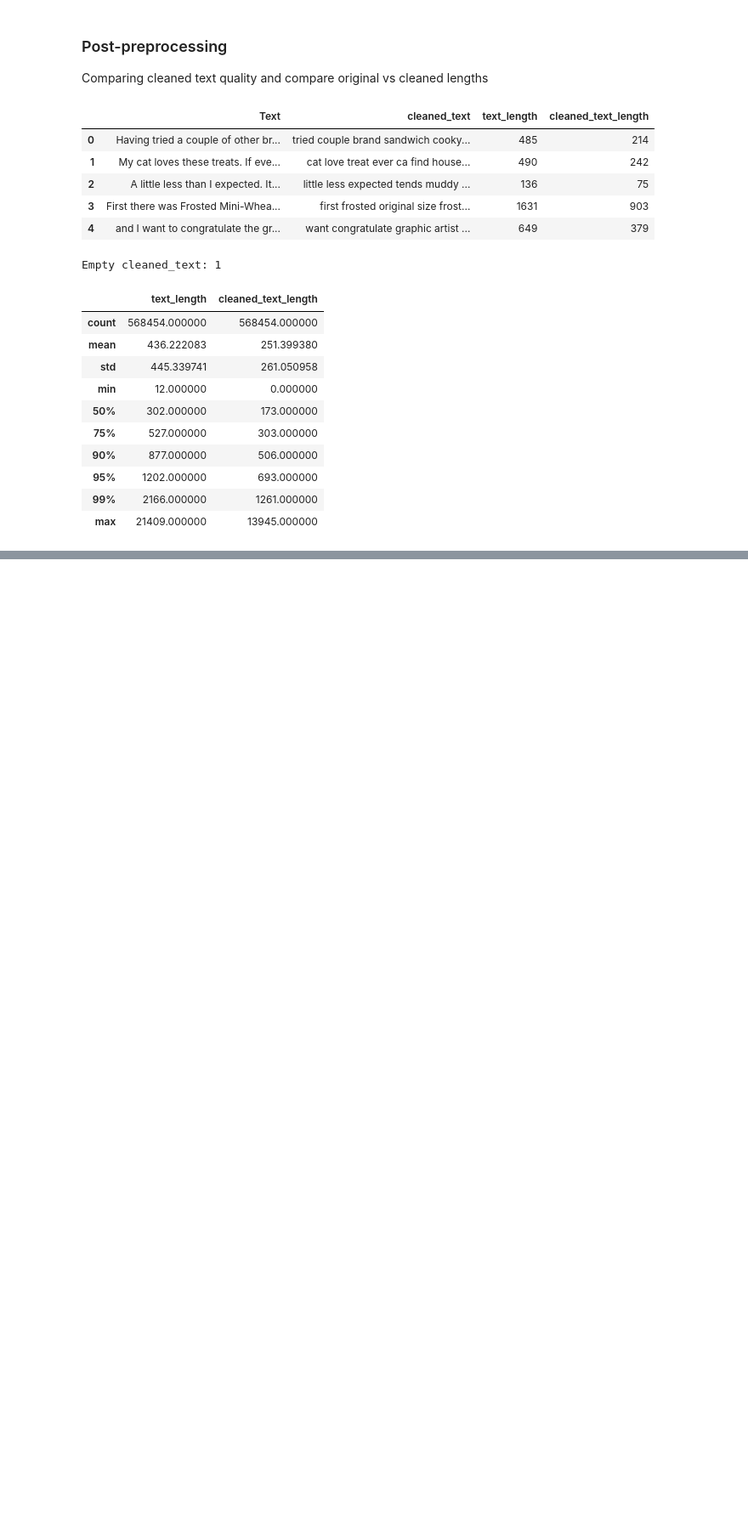
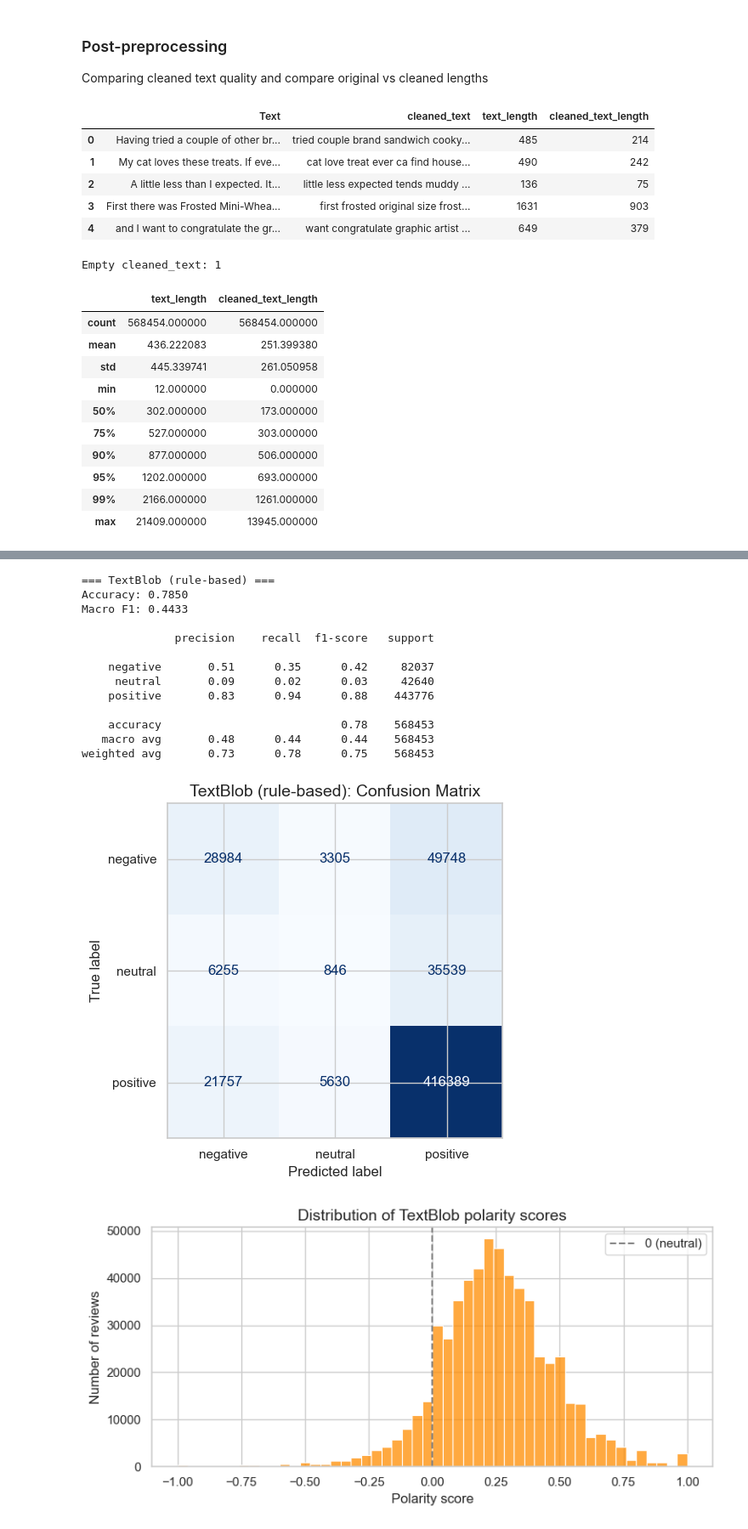
Before and after one commit to AdvayChandramouli/amazon-food-reviews, a Jupyter notebook: amazon_semantic_analysis.ipynb, the cells around one changed output, grey strips where cells are left out. Shown at 85% size. Cells and saved outputs as stored; diff of their text form; code cells hidden in the pictures; blank space fills up the shorter version.

```diff
--- a/amazon_semantic_analysis.ipynb
+++ b/amazon_semantic_analysis.ipynb
@@ -404,0 +630,43 @@ Empty cleaned_text: 1
+# %%
+def score_textblob(text: str) -> float:
+    return TextBlob(text).sentiment.polarity
+
+
+model_df["textblob_polarity"] = model_df[TEXT_COL].map(score_textblob)
+model_df["textblob_pred"] = model_df["textblob_polarity"].map(
+    textblob_polarity_to_label
+)
+
+textblob_metrics = evaluate_predictions(
+    model_df[LABEL_COL],
+    model_df["textblob_pred"],
+    model_name="TextBlob (rule-based)",
+)
+
+fig, ax = plt.subplots(figsize=(8, 4))
+sns.histplot(
+    model_df["textblob_polarity"], bins=50, kde=False, ax=ax, color="darkorange"
+)
+ax.axvline(0.0, color="gray", linestyle="--", label="0 (neutral)")
+ax.set_title("Distribution of TextBlob polarity scores")
+ax.set_xlabel("Polarity score")
+ax.set_ylabel("Number of reviews")
+ax.legend()
+plt.tight_layout()
+plt.show()
+# %% [output]
+=== TextBlob (rule-based) ===
+Accuracy: 0.7850
+Macro F1: 0.4433
+
+              precision    recall  f1-score   support
+
+    negative       0.51      0.35      0.42     82037
+     neutral       0.09      0.02      0.03     42640
+    positive       0.83      0.94      0.88    443776
+
+    accuracy                           0.78    568453
+   macro avg       0.48      0.44      0.44    568453
+weighted avg       0.73      0.78      0.75    568453
+[figure, added]
+[figure, added]
```
Also changed, not shown: parts of 23 cells of this notebook, 2 other files.
